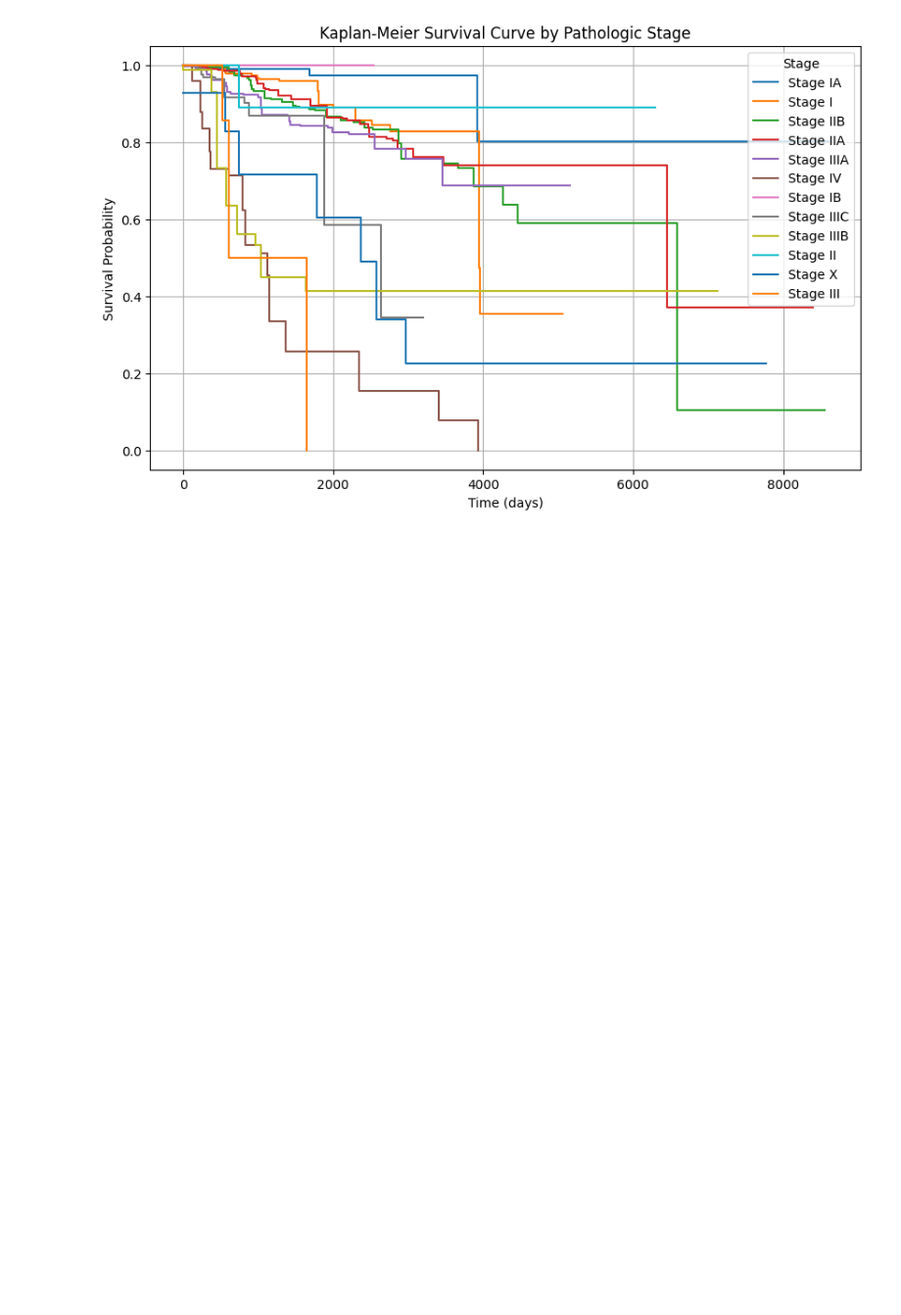
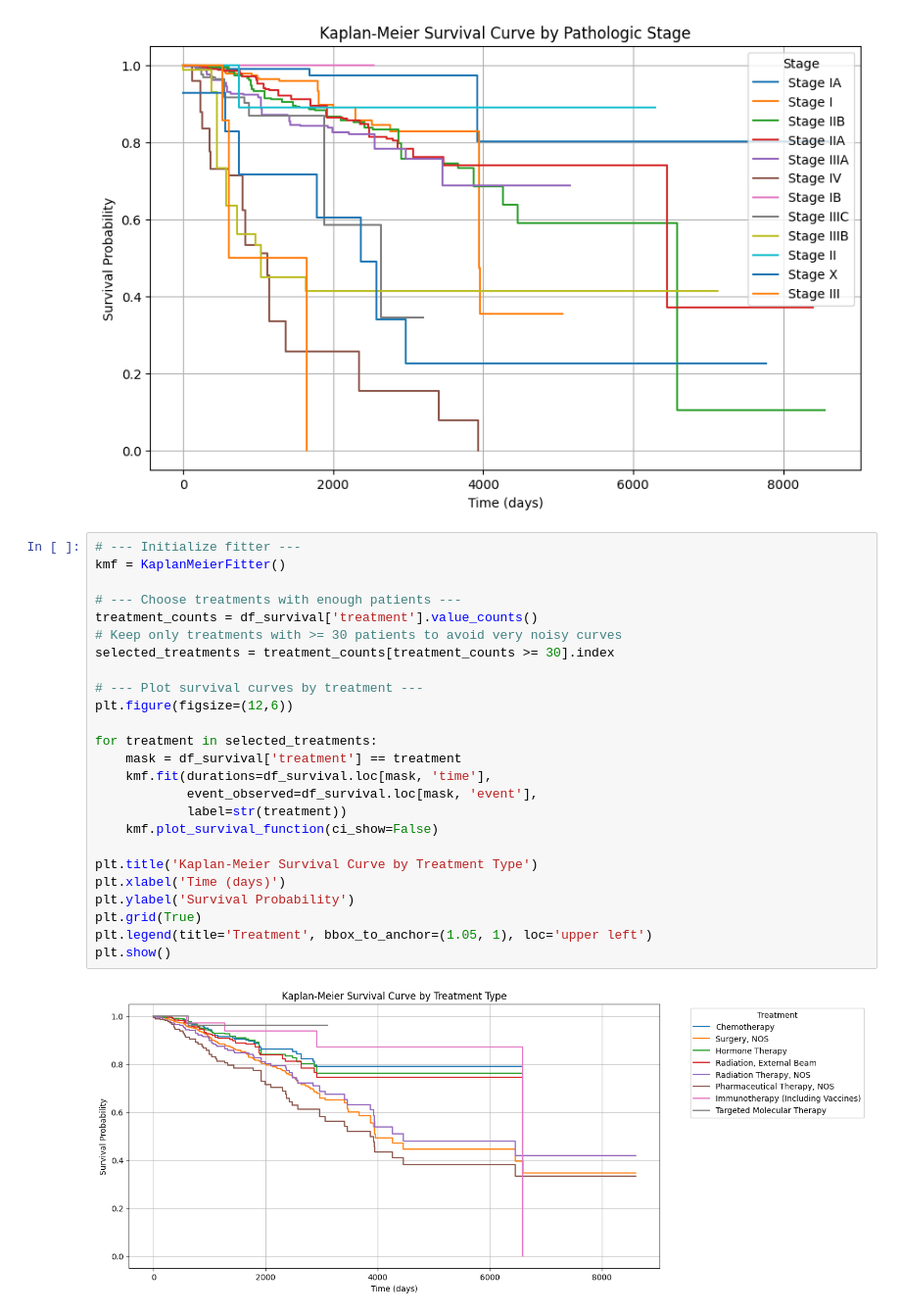
Before and after one commit to PWardaszka/tcga-brca-survival-analysis, a Jupyter notebook: notebooks/01_data_cleaning_and_survival.ipynb, the cells around one changed output. Shown at 98% size. Drawn from its saved outputs; the diff is of its cells as text; blank space fills up the shorter version.

Commit message:
Add Kaplan-Meier survival analysis by treatment type

```diff
--- a/notebooks/01_data_cleaning_and_survival.ipynb
+++ b/notebooks/01_data_cleaning_and_survival.ipynb
@@ -155,3 +155,30 @@ plt.legend(title='Stage')
 plt.show()
 # %% [output]
 [figure]
+# %%
+# --- Initialize fitter ---
+kmf = KaplanMeierFitter()
+
+# --- Choose treatments with enough patients ---
+treatment_counts = df_survival['treatment'].value_counts()
+# Keep only treatments with >= 30 patients to avoid very noisy curves
+selected_treatments = treatment_counts[treatment_counts >= 30].index
+
+# --- Plot survival curves by treatment ---
+plt.figure(figsize=(12,6))
+
+for treatment in selected_treatments:
+    mask = df_survival['treatment'] == treatment
+    kmf.fit(durations=df_survival.loc[mask, 'time'],
+            event_observed=df_survival.loc[mask, 'event'],
+            label=str(treatment))
+    kmf.plot_survival_function(ci_show=False)
+
+plt.title('Kaplan-Meier Survival Curve by Treatment Type')
+plt.xlabel('Time (days)')
+plt.ylabel('Survival Probability')
+plt.grid(True)
+plt.legend(title='Treatment', bbox_to_anchor=(1.05, 1), loc='upper left')
+plt.show()
+# %% [output]
+[figure, added]
```
